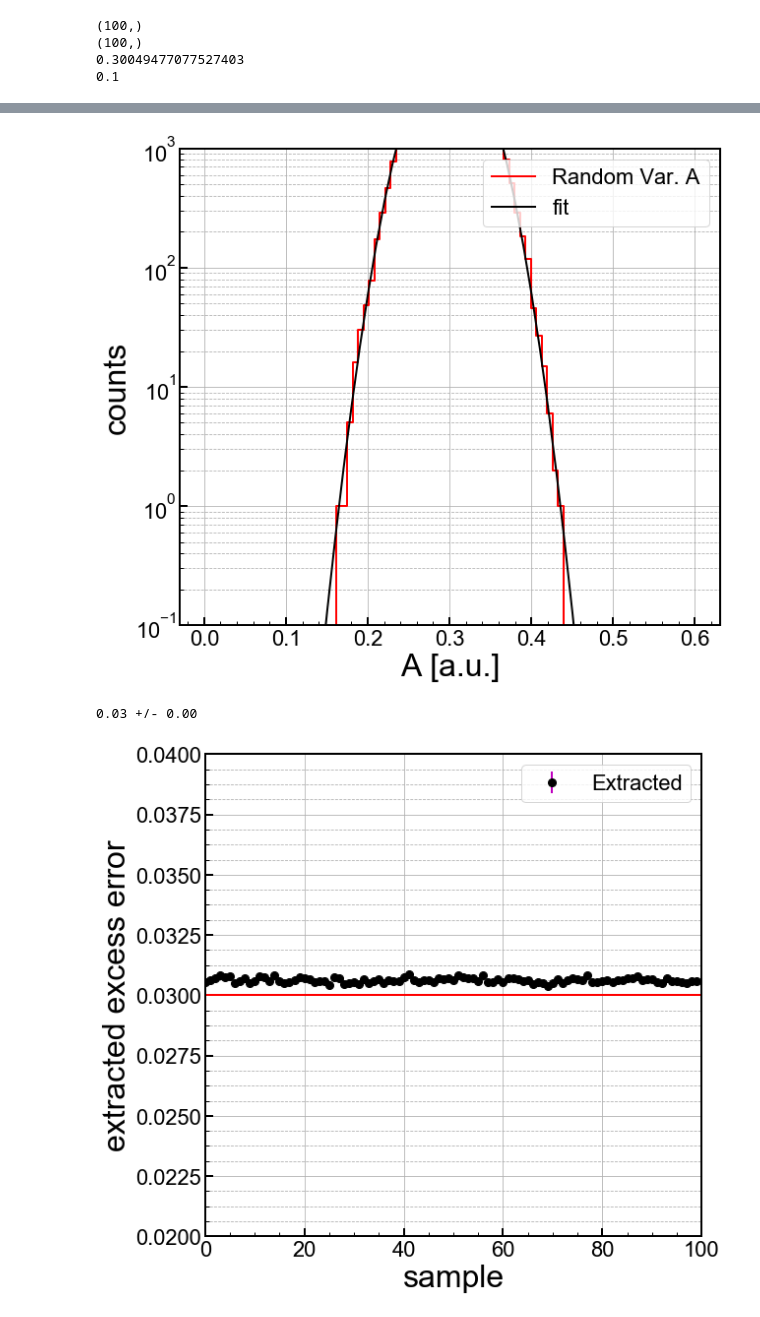
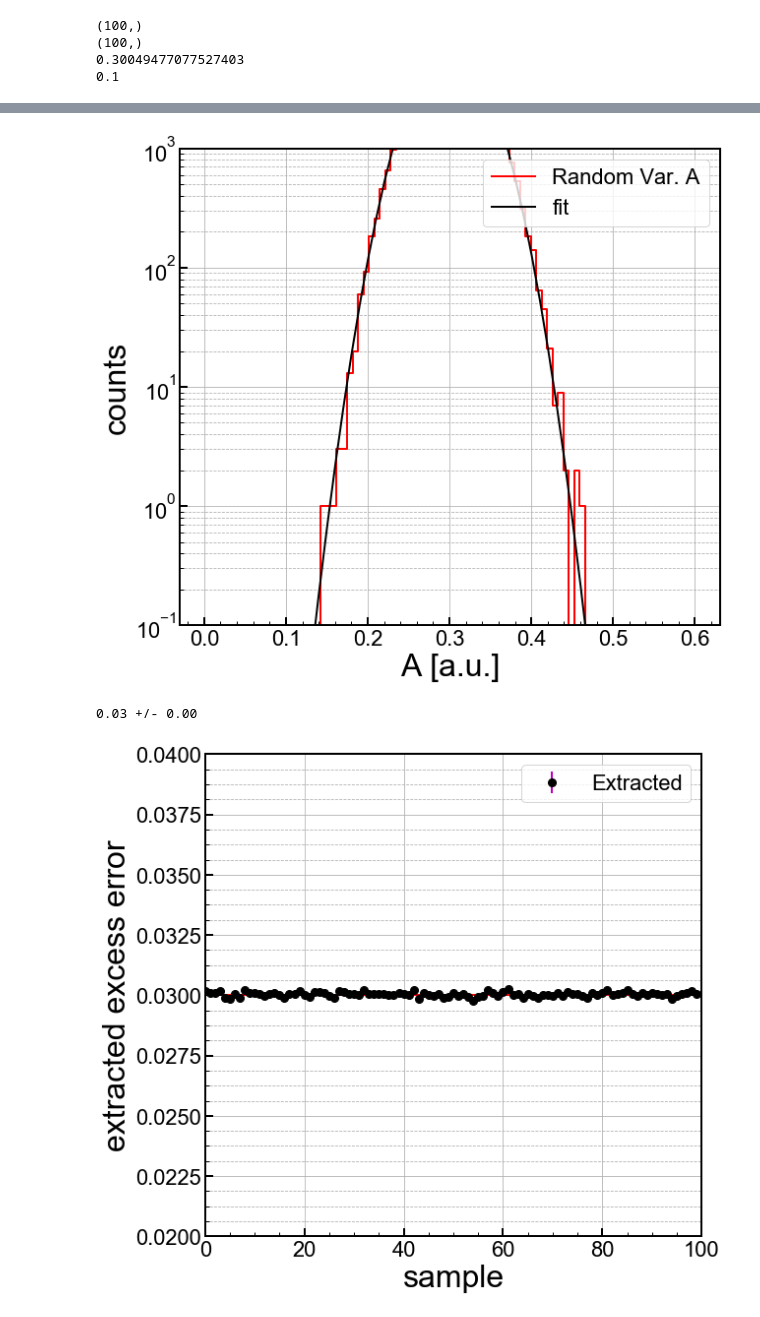
Before and after one commit to villaa/nrFano_Constraint, a Jupyter notebook: simple_extraction.ipynb, the cells around one changed output, grey strips where cells are left out. Cells and saved outputs as stored; diff of their text form; code cells hidden in the pictures.

```diff
--- a/simple_extraction.ipynb
+++ b/simple_extraction.ipynb
@@ -31,24 +31,29 @@ ylind = lind.getLindhard(lpar)
 ylindv = np.vectorize(ylind) #careful, this expects inputs in eV
 
 Ptnr = Enr + (V/eps)*ylindv(Enr*1000.0)*Enr
+print(fptv(Ptnr[0,0]))
 Ptnr = Ptnr + np.random.normal(0.0,fptv(Ptnr))
 Qnr = ylindv(Enr*1000.0)*Enr
+print(fqv(Qnr[0,0]))
 Qnr = Qnr + np.random.normal(0.0,fqv(Qnr))
 
-#Ernr = Ptnr - (V/eps)*Qnr
-Ernr = Enr
+Ernr = Ptnr - (V/eps)*Qnr
+#Ernr = Enr
 Ynr = Qnr/Ernr
 
 #***********change over to Y******************
 amean=ylind(Er*1000)
 sigx = 0.03
 amax = 0.1
-Y = ylind(Er)
+Y = ylind(Er*1000)
+print(fptv((1+(V/eps)*Y)*Er))
+print(fqv(Y*Er))
+#siga_both = (1/Er)*np.sqrt((1+(V/eps)*Y)**2*fqv(Y*Er)**2 + (1+(V/eps))**2*Y**2*fptv((1+(V/eps)*Y)*Er)**2)
 siga_both = (1/Er)*np.sqrt((1+(V/eps)*Y)**2*fqv(Y*Er)**2 + Y**2*fptv((1+(V/eps)*Y)*Er)**2)
 #print((1/Er)*np.sqrt((1+(V/eps)*Y)**2*fqv(Y*Er)**2))
 #print((1/Er)*np.sqrt(Y**2*fptv((1+(V/eps)*Y)*Er)**2))
 siga_q = (1/Er)*np.sqrt(fqv(Y*Er)**2)
-siga = siga_q
+siga = siga_both
 print(siga_both)
 print(siga_q)
 print(siga)
@@ -167,7 +176,7 @@ plt.tight_layout()
 #plt.savefig('figures/figures')
 plt.show()
 # %% [output]
-[figure, old version]
+[figure, new version]
 # %%
 sig_extract = np.sqrt(popt[2]**2-siga**2)
 
@@ -184,35 +193,35 @@ ax1 = axes
 val_stat = np.asarray(val_stat)
 val = np.asarray(val)
 err = np.asarray(err)
 xerr=np.zeros(np.shape(err))
 
-ax1.errorbar(np.arange(0,np.shape(val)[0]),val,yerr=[err,err], marker='o', markersize=8, \
+ax1.errorbar(np.arange(0,np.shape(val_stat)[0]),val_stat,yerr=[err,err], marker='o', markersize=8, \
              ecolor='m',color='k', linestyle='none', label='Extracted', linewidth=2)
 
 
 ax1.axhline(sigx,linestyle='-',color='r')
 
 ymin=sigx-0.1*amax
 ymax=sigx+0.1*amax
 
 
 ax1.set_yscale('linear')
 ax1.set_xlim(0, np.shape(val)[0]) #in pairs
 ax1.set_ylim(ymin,ymax)
 ax1.set_xlabel('sample',**axis_font)
 ax1.set_ylabel('extracted excess error',**axis_font)
 ax1.grid(True)
 ax1.yaxis.grid(True,which='minor',linestyle='--')
 ax1.legend(loc=1,prop={'size':22})
 
 for axis in ['top','bottom','left','right']:
   ax1.spines[axis].set_linewidth(2)
 
 plt.tight_layout()
 #plt.savefig('figures/figures')
 plt.show()
 # %% [output]
-[figure, old version]
+[figure, new version]
 # %%
 print('{0:3.3f} +/- {1:3.3f}'.format(np.mean(val),(1/np.float(np.shape(err)[0]))*np.sqrt(np.sum(err**2))))
 # %% [output]
```
Also changed, not shown: parts of 4 cells of this notebook, 1 other file.
